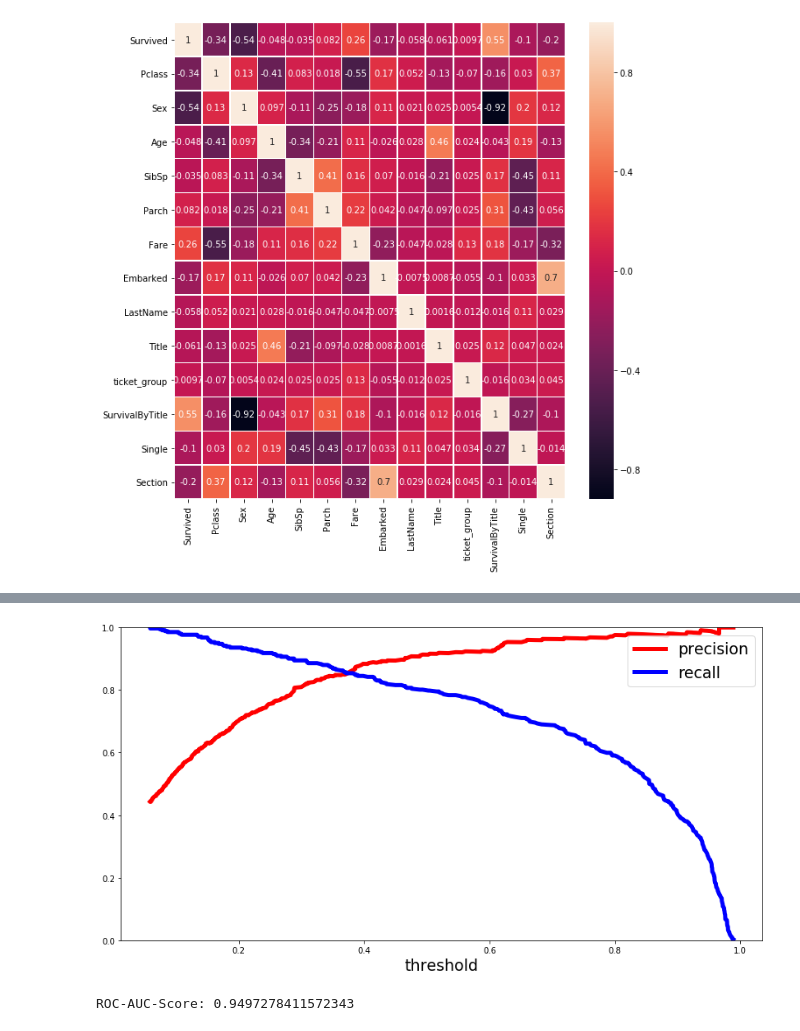
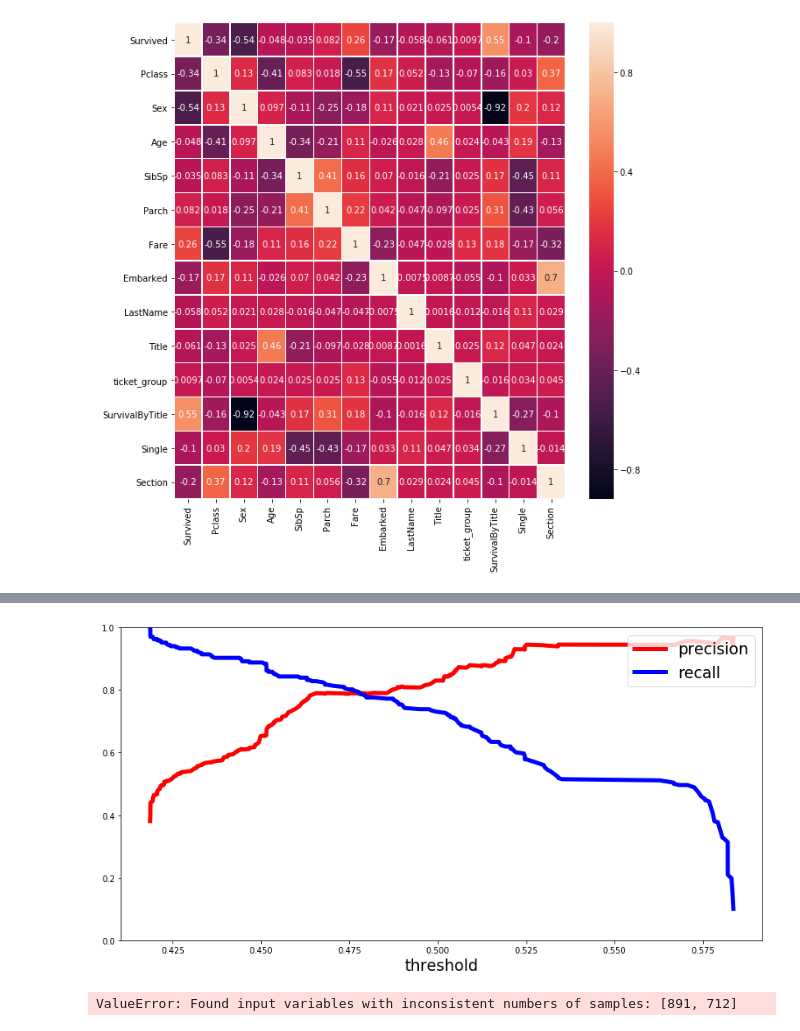
Before and after one commit to Greyhouse-Consulting/kaggle_titanic, a Jupyter notebook: TT.ipynb, the cells around one changed output, grey strips where cells are left out. Saved outputs shown, nothing was run; the diff lists cells and outputs as text; code cells hidden in the pictures.

Commit message:
Public score of 0.79425

```diff
--- a/TT.ipynb
+++ b/TT.ipynb
@@ -163,7 +163,7 @@ selected_features = ['Pclass', 'Sex', 'Fare', 'Embarked', 'Single']
 from sklearn.linear_model import LassoCV
 from sklearn.feature_selection import SelectFromModel
 
-X_selection = df_train[['Pclass', 'Sex', 'Age', 'SibSp','Parch', 'Fare', 'Section', 'Single', 'LastName', 'Title', 'ticket_group', 'ticket_number']]
+X_selection = df_train[['Pclass', 'Sex', 'Age', 'SibSp','Parch', 'Fare', 'Section', 'Single', 'LastName', 'Title', 'ticket_group', 'ticket_number', 'SurvivalByTitle']]
 
 # Set a minimum threshold of 0.25
 sfm = SelectFromModel(LassoCV(), threshold=0.25)
@@ -180,16 +181,22 @@ Index([], dtype='object')
 # %%
 from mlxtend.feature_selection import SequentialFeatureSelector as SFS
 from sklearn.linear_model import LinearRegression
+from sklearn.model_selection import GridSearchCV
+from sklearn.pipeline import Pipeline
 from sklearn.ensemble import RandomForestClassifier
 from xgboost import XGBClassifier
 from mlxtend.plotting import plot_sequential_feature_selection as plot_sfs
 import matplotlib.pyplot as plt
 
-X_selection = df_train[['Pclass', 'Sex', 'Age', 'SibSp','Parch', 'Fare', 'Section', 'Single', 'LastName', 'Title', 'ticket_number']]
-sfs = SFS(XGBClassifier(),
-           k_features=5,
+X_selection = df_train[['Pclass', 'Sex', 'Age', 'SibSp','Parch', 'Fare', 'Section', 'Single', 'LastName', 'Title', 'ticket_group', 'ticket_number', 'SurvivalByTitle']]
+
+xgbc_fs = XGBClassifier()
+sfs = SFS(estimator=xgbc_fs,
+           k_features=8,
            cv=5,
+           scoring='roc_auc',
            forward=True)
+
 
 sfs.fit(X_selection, target)
 
@@ -221,9 +228,9 @@ X_train, X_test, y_train, y_test = train_test_split(scaler.transform(df_train[se
 # X_train = scaler.transform(X_train)
 
 # X_test = scaler.transform(X_test)
-# eval_set = [(X_test, y_test)]
-# gbm = XGBRFClassifier(random_state=42, eval_metric="error", eval_set=eval_set, num_round = 2)
-gbm = XGBClassifier()
+eval_set = [(X_test, y_test)]
+gbm = XGBRFClassifier(random_state=42, eval_metric="logloss", eval_set=eval_set, num_round = 2)
+# gbm = XGBClassifier()
 
 params = {
      'nthread':[4],
@@ -254,7 +261,7 @@ clf = GridSearchCV(gbm, params, n_jobs=5,
 clf.fit(X_train, y_train)
 
 predictions = clf.best_estimator_.predict(X_train)
-predictions_test = clf.predict(X_test)
+predictions_test = clf.best_estimator_.predict(X_test)
 
 print(classification_report(y_train, predictions))
 print(classification_report(y_test, predictions_test))
@@ -288,27 +286,27 @@ training data did not have the following fields: Age, SibSp, Title, Pclass, Fare
 # %%
 from sklearn.metrics import roc_auc_score
 from sklearn.metrics import precision_recall_curve
 y_scores = clf.best_estimator_.predict_proba(X_train)
 y_scores = y_scores[:,1]
 
 
-precision, recall, threshold = precision_recall_curve(target, y_scores)
+precision, recall, threshold = precision_recall_curve(y_train, y_scores)
 def plot_precision_and_recall(precision, recall, threshold):
     plt.plot(threshold, precision[:-1], "r-", label="precision", linewidth=5)
     plt.plot(threshold, recall[:-1], "b", label="recall", linewidth=5)
     plt.xlabel("threshold", fontsize=19)
     plt.legend(loc="upper right", fontsize=19)
     plt.ylim([0, 1])
 
 plt.figure(figsize=(14, 7))
 plot_precision_and_recall(precision, recall, threshold)
 plt.show()
 
 r_a_score = roc_auc_score(target, y_scores)
 print("ROC-AUC-Score:", r_a_score)
 # %% [output]
-[figure, old version]
+[figure, new version]
-ROC-AUC-Score: 0.9497278411572343
+ValueError: Found input variables with inconsistent numbers of samples: [891, 712]
 # %%
 
 submission = pd.DataFrame(df_test.index.values, columns=['PassengerId'])
```
Also changed, not shown: parts of 5 cells of this notebook, 1 other file.
